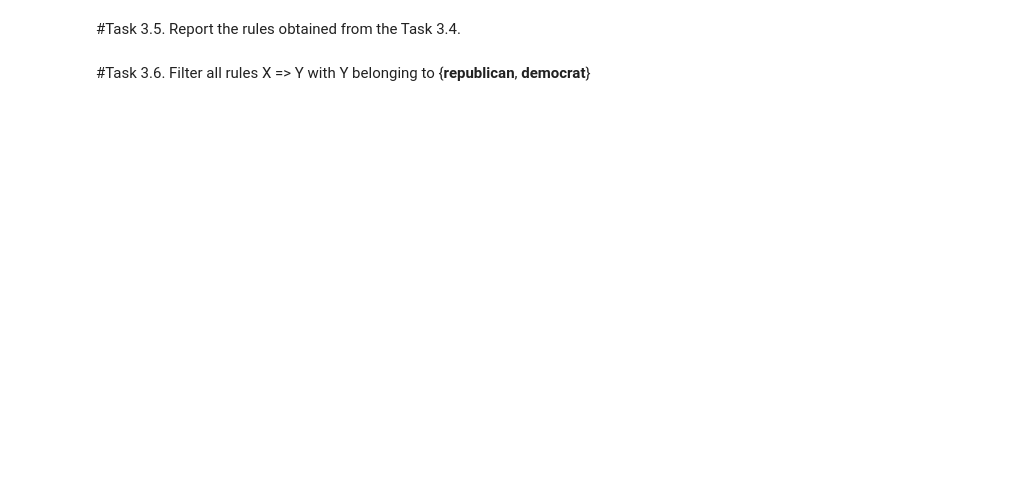
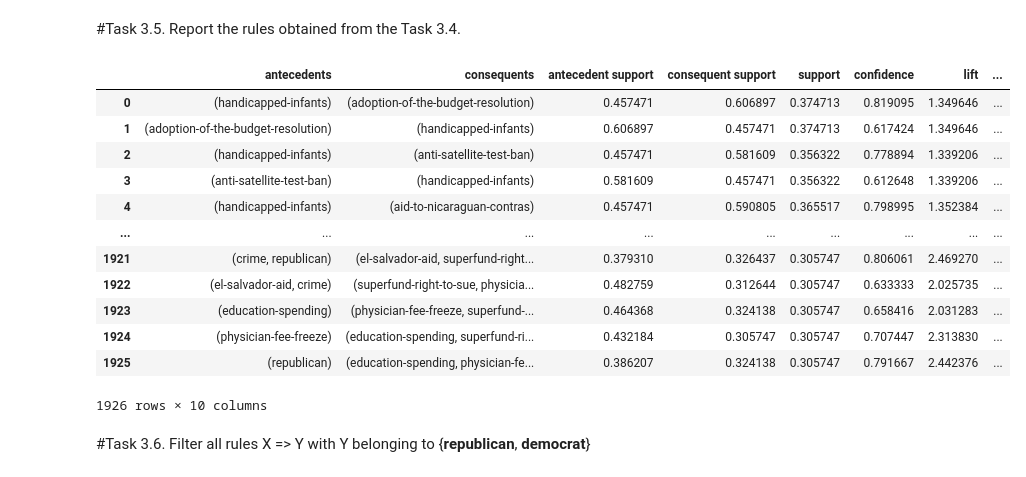
Before and after one commit to PhamTienLoc/Lab_DM, a Jupyter notebook: Lab_3_21130429_PhamTienLoc.ipynb, the cells around one changed output. Drawn from its saved outputs; the diff is of its cells as text; code cells hidden in the pictures; blank space fills up the shorter version.

```diff
--- a/Lab_3_21130429_PhamTienLoc.ipynb
+++ b/Lab_3_21130429_PhamTienLoc.ipynb
@@ -229,10 +229,7 @@ data.drop(columns=['id'], inplace=True)
 #Task 3.4. Apply Apriori to the preprocessed dataset using **mlxtend** using your min_supp and min_conf.
 # %%
 #code
-print(data)
-a = TransactionEncoder()
-a_data = a.fit(data).transform(data)
-data = pd.DataFrame(a_data, columns=a.columns_)
-# data
-# itemsets = apriori(data, min_support=0.3, use_colnames=True)
-# itemsets
+data = data.replace({'y': 1, 'n': 0})
+
+itemsets = apriori(data, min_support=0.3, use_colnames=True, verbose=1)
+itemsets
@@ -243,2 +253,20 @@ data = pd.DataFrame(a_data, columns=a.columns_)
+# %%
+#code
+rules = association_rules(itemsets, metric = 'confidence', min_threshold=0.6)
+rules
+# %% [output]
+|  | antecedents | consequents | antecedent support | consequent support | support | confidence | lift | ... |
+| 0 | (handicapped-infants) | (adoption-of-the-budget-resolution) | 0.457471 | 0.606897 | 0.374713 | 0.819095 | 1.349646 | ... |
+| 1 | (adoption-of-the-budget-resolution) | (handicapped-infants) | 0.606897 | 0.457471 | 0.374713 | 0.617424 | 1.349646 | ... |
+| 2 | (handicapped-infants) | (anti-satellite-test-ban) | 0.457471 | 0.581609 | 0.356322 | 0.778894 | 1.339206 | ... |
+| 3 | (anti-satellite-test-ban) | (handicapped-infants) | 0.581609 | 0.457471 | 0.356322 | 0.612648 | 1.339206 | ... |
+| 4 | (handicapped-infants) | (aid-to-nicaraguan-contras) | 0.457471 | 0.590805 | 0.365517 | 0.798995 | 1.352384 | ... |
+| ... | ... | ... | ... | ... | ... | ... | ... | ... |
+| 1921 | (crime, republican) | (el-salvador-aid, superfund-right... | 0.379310 | 0.326437 | 0.305747 | 0.806061 | 2.469270 | ... |
+| 1922 | (el-salvador-aid, crime) | (superfund-right-to-sue, physicia... | 0.482759 | 0.312644 | 0.305747 | 0.633333 | 2.025735 | ... |
+| 1923 | (education-spending) | (physician-fee-freeze, superfund-... | 0.464368 | 0.324138 | 0.305747 | 0.658416 | 2.031283 | ... |
+| 1924 | (physician-fee-freeze) | (education-spending, superfund-ri... | 0.432184 | 0.305747 | 0.305747 | 0.707447 | 2.313830 | ... |
+| 1925 | (republican) | (education-spending, physician-fe... | 0.386207 | 0.324138 | 0.305747 | 0.791667 | 2.442376 | ... |
+1926 rows × 10 columns
 # %% [markdown]
 #Task 3.6. Filter all rules X => Y with Y belonging to {**republican**, **democrat**}
```
Also changed, not shown: parts of 6 cells of this notebook.
